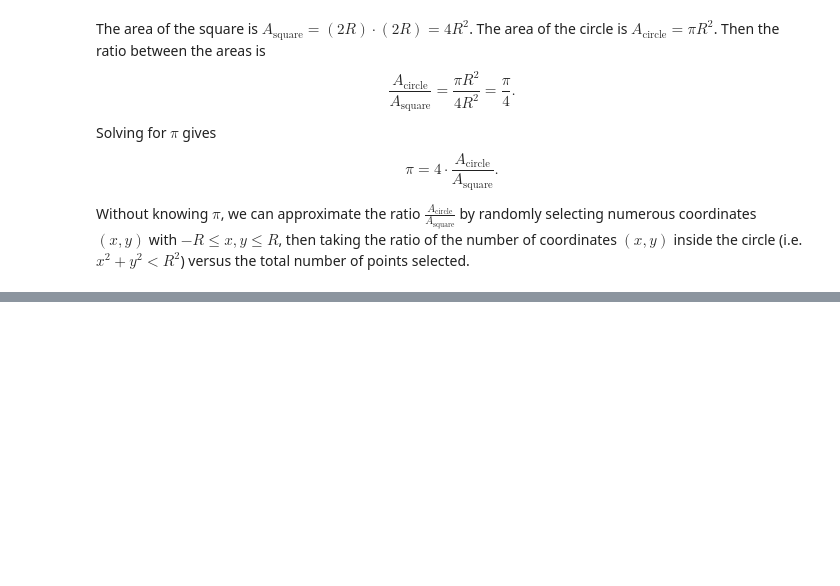
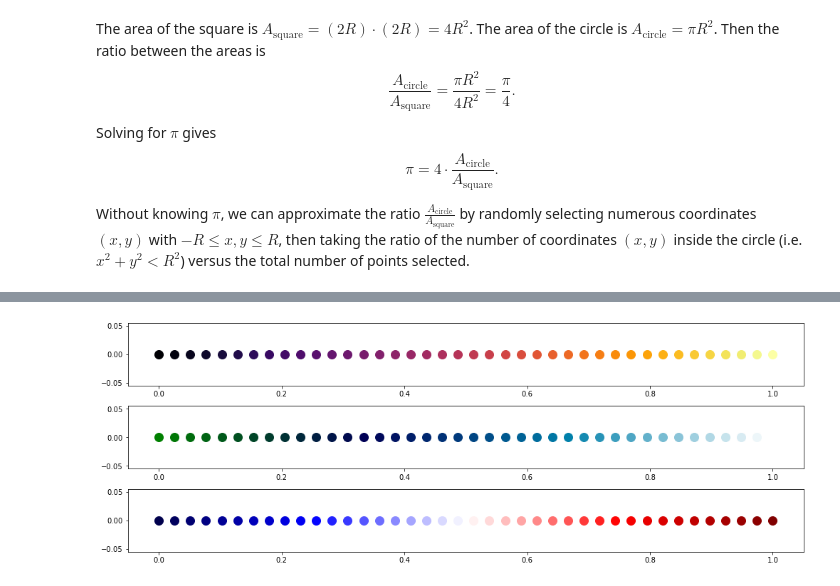
Before and after one commit to jllottes/jllottes.github.io, a Jupyter notebook: _static/weekly_notebooks/week7_notebook.ipynb, the cells around one changed output, grey strips where cells are left out. Cells and saved outputs as stored; diff of their text form; code cells hidden in the pictures; blank space fills up the shorter version.

```diff
--- a/_static/weekly_notebooks/week7_notebook.ipynb
+++ b/_static/weekly_notebooks/week7_notebook.ipynb
@@ -126,0 +201,19 @@ N = 10^8: pi ~= 3.141464
+# %%
+plt.figure(figsize=(14,5))
+
+plt.subplot(3,1,1)
+for t in x:
+    plt.plot(t,0,'o',ms=12, color=cm.inferno(t))
+
+plt.subplot(3,1,2)
+for t in x:
+    plt.plot(t,0,'o',ms=12, color=cm.ocean(t))
+
+plt.subplot(3,1,3)
+for t in x:
+    plt.plot(t,0,'o',ms=12, color=cm.seismic(t))
+
+plt.tight_layout()
+plt.show()
+# %% [output]
+[figure, added]
```
Also changed, not shown: parts of 64 cells of this notebook, 40 other files.
